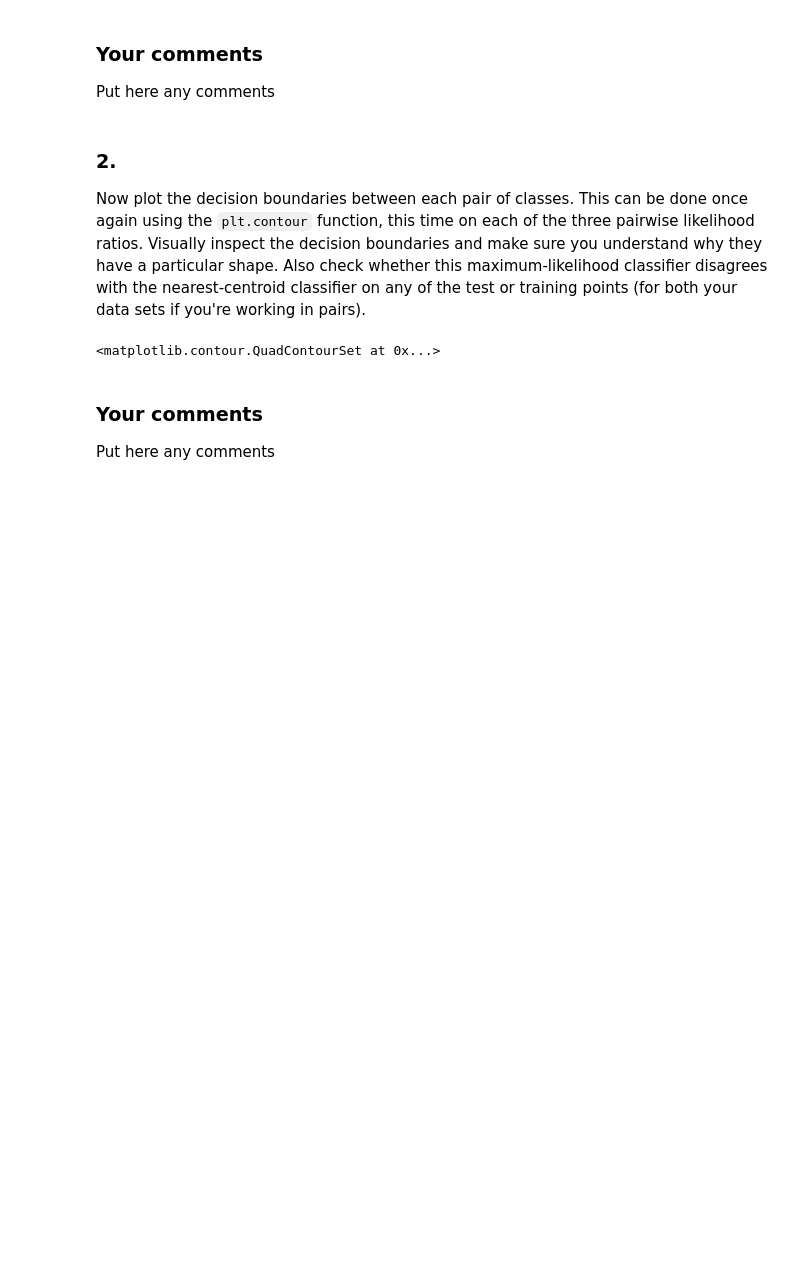
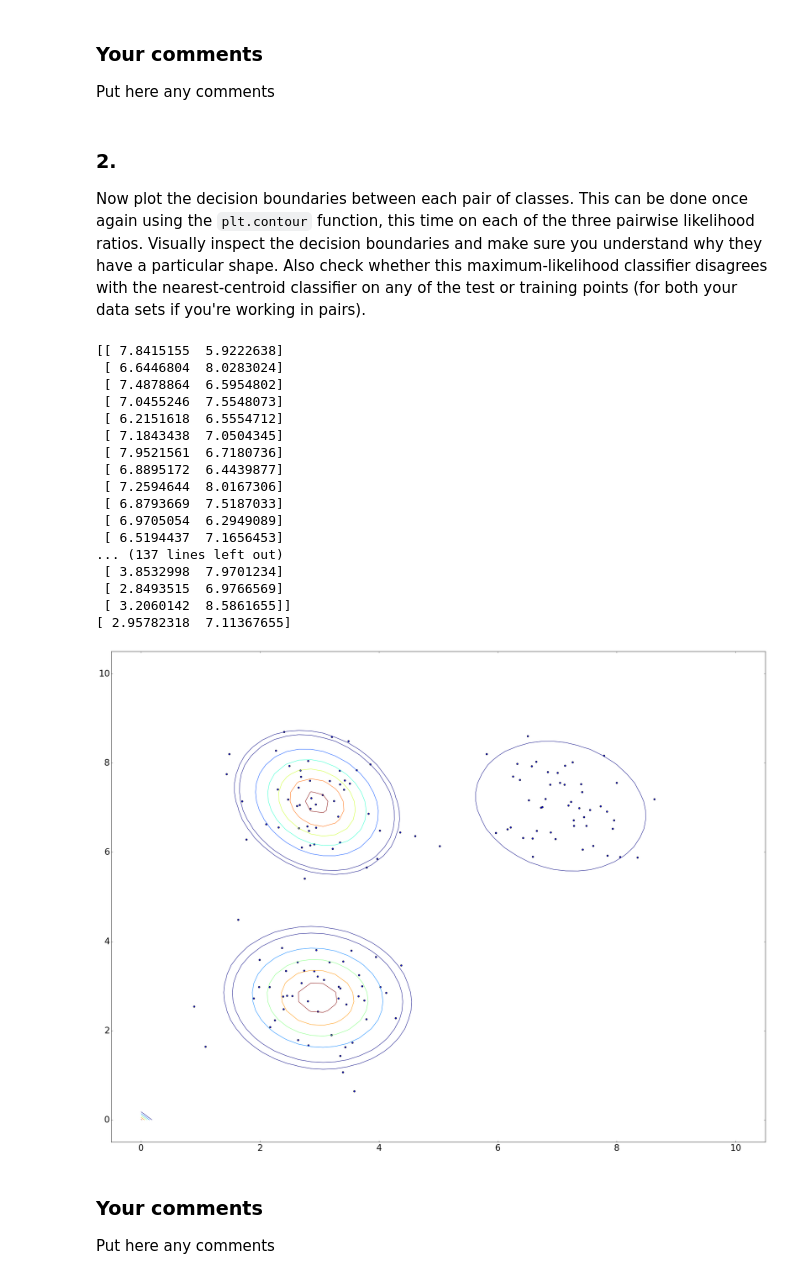
Before and after one commit to JoshVanL/SPS_LabWork, a Jupyter notebook: CW1/cw1.ipynb, the cells around one changed output. Drawn from its saved outputs; the diff is of its cells as text; code cells hidden in the pictures; blank space fills up the shorter version.

```diff
--- a/CW1/cw1.ipynb
+++ b/CW1/cw1.ipynb
@@ -274,11 +511,13 @@ fig = plt.figure()
 ax = fig.add_subplot( 111 )
 for i in range(num):
     mu[i] = np.mean(clusters[i], axis =0)
+    print(clusters[i])
+    print(mu[i])
     cov[i] = np.cov(np.transpose(clusters[i]))
     mult[i] = stats.multivariate_normal(mu[i], cov[i])
     level[i] = (1 / math.sqrt(2 * math.pi * np.linalg.det(cov[i]))) * math.exp(-3)
     #Z = (np.transpose(xv-mu[i]) * cov[i]**-1 * (xv-mu[i])/2 )
-    ax.contour(xv, yv, mult[i].pdf(pos), level = level[i])
+    ax.contour(xv, yv, mult[i].pdf(pos), levels = [level[i]])
     ax.scatter(clusters[i][:,0], clusters[i][:,1], c='b')
 
 plt.show()
@@ -293,13 +547,57 @@ Put here any comments
 # %% [markdown]
 ### 2. ###
 Now plot the decision boundaries between each pair of classes. This can be done once again using the `plt.contour` function, this time on each of the three pairwise likelihood ratios. Visually inspect the decision boundaries and make sure you understand why they have a particular shape. Also check whether this maximum-likelihood classifier disagrees with the nearest-centroid classifier on any of the test or training points (for both your data sets if you're working in pairs).
-# %%
-# put your code here
-vor = Voronoi(fittedCenters)
-ax.contour(xv, yv, mult[i].pdf(pos), level = level[i])
-#voronoi_plot_2d(vor, ax)
-# %% [output]
-<matplotlib.contour.QuadContourSet at 0x...>
+# %%
+# put your code here
+#vor = Voronoi(fittedCenters)
+#ax.contour(xv, yv, mult[i].pdiatf(pos), level = level[i])
+fig = plt.figure()
+ax = fig.add_subplot( 111 )
+
+for i in range(num):
+    mu[i] = np.mean(clusters[i], axis =0)
+    print(clusters[i])
+    print(mu[i])
+    cov[i] = np.cov(np.transpose(clusters[i]))
+    mult[i] = stats.multivariate_normal(mu[i], cov[i])
+    level[i] = (1 / math.sqrt(2 * math.pi * np.linalg.det(cov[i]))) * math.exp(-3)
+    #Z = (np.transpose(xv-mu[i]) * cov[i]**-1 * (xv-mu[i])/2 )
+    ax.contour(xv, yv, mult[i].pdf(pos), levels = [level[i]])
+    ax.scatter(clusters[i][:,0], clusters[i][:,1], c='b')
+
+dist =[[] for x in range(3)]
+
+for i in range(3):
+    dist[i] = mlab.bivariate_normal(xv, yv, cov[i][0][0], cov[i][1][1], mu[i][0], mu[i][1])
+
+#plt.clf()
+ax.contour(xv,yv,(np.maximum.reduce([mult[1].pdf(pos), mult[2].pdf(pos)])/mult[0].pdf(pos)))
+ax.contour(xv,yv,mult[1].pdf(pos)/np.max([mult[0].pdf(pos), mult[2].pdf(pos)]))
+ax.contour(xv,yv,mult[2].pdf(pos)/np.max([mult[0].pdf(pos), mult[1].pdf(pos)]))
+
+
+plt.show()
+
+# mlab.bivariate_normal??
+# %% [output]
+[[ 7.8415155  5.9222638]
+ [ 6.6446804  8.0283024]
+ [ 7.4878864  6.5954802]
+ [ 7.0455246  7.5548073]
+ [ 6.2151618  6.5554712]
+ [ 7.1843438  7.0504345]
+ [ 7.9521561  6.7180736]
+ [ 6.8895172  6.4439877]
+ [ 7.2594644  8.0167306]
+ [ 6.8793669  7.5187033]
+ [ 6.9705054  6.2949089]
+ [ 6.5194437  7.1656453]
+... (137 lines left out)
+ [ 3.8532998  7.9701234]
+ [ 2.8493515  6.9766569]
+ [ 3.2060142  8.5861655]]
+[ 2.95782318  7.11367655]
+[figure, added]
 # %% [markdown]
 ### Your comments ###
 
```
Also changed, not shown: parts of 9 cells of this notebook, 12 other files.
